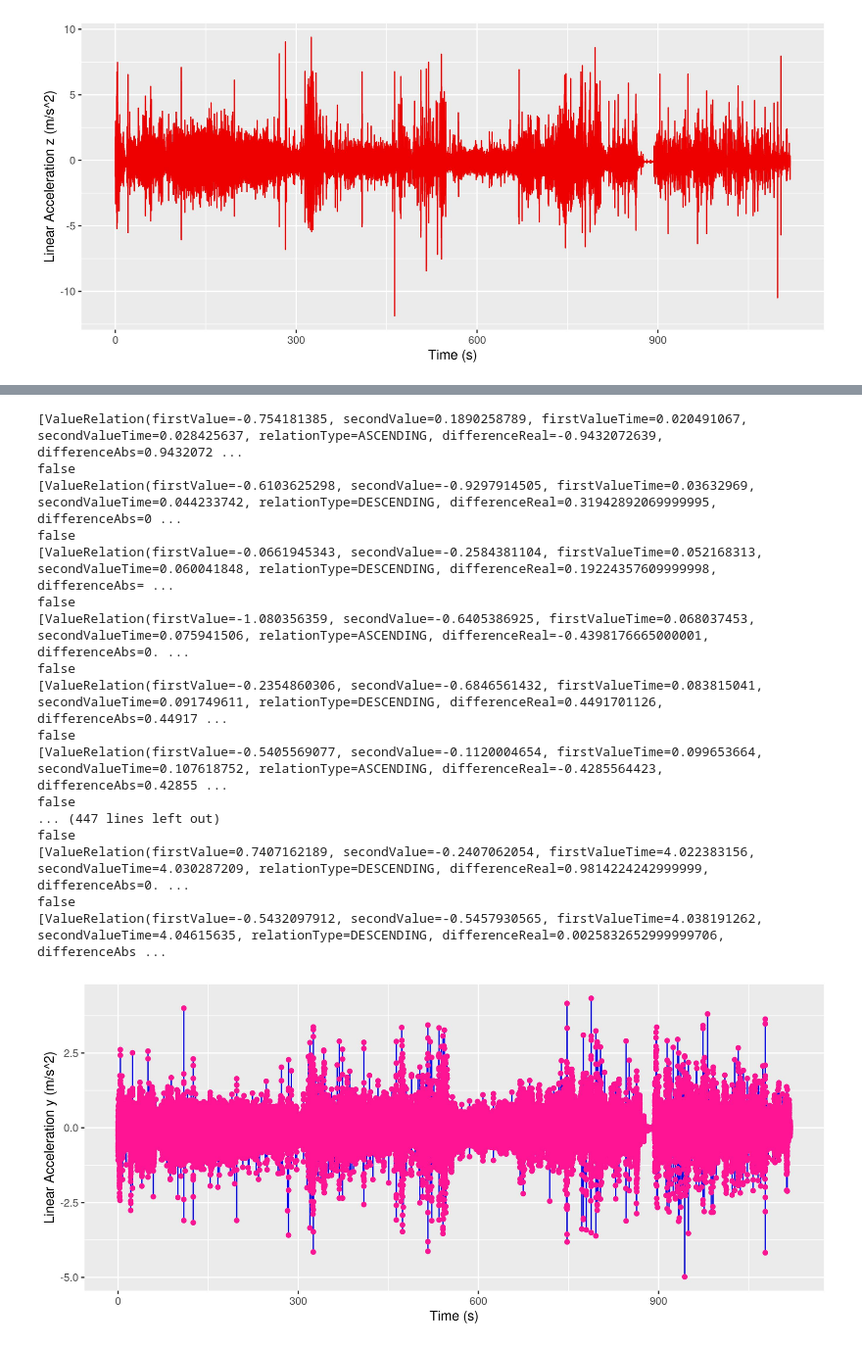
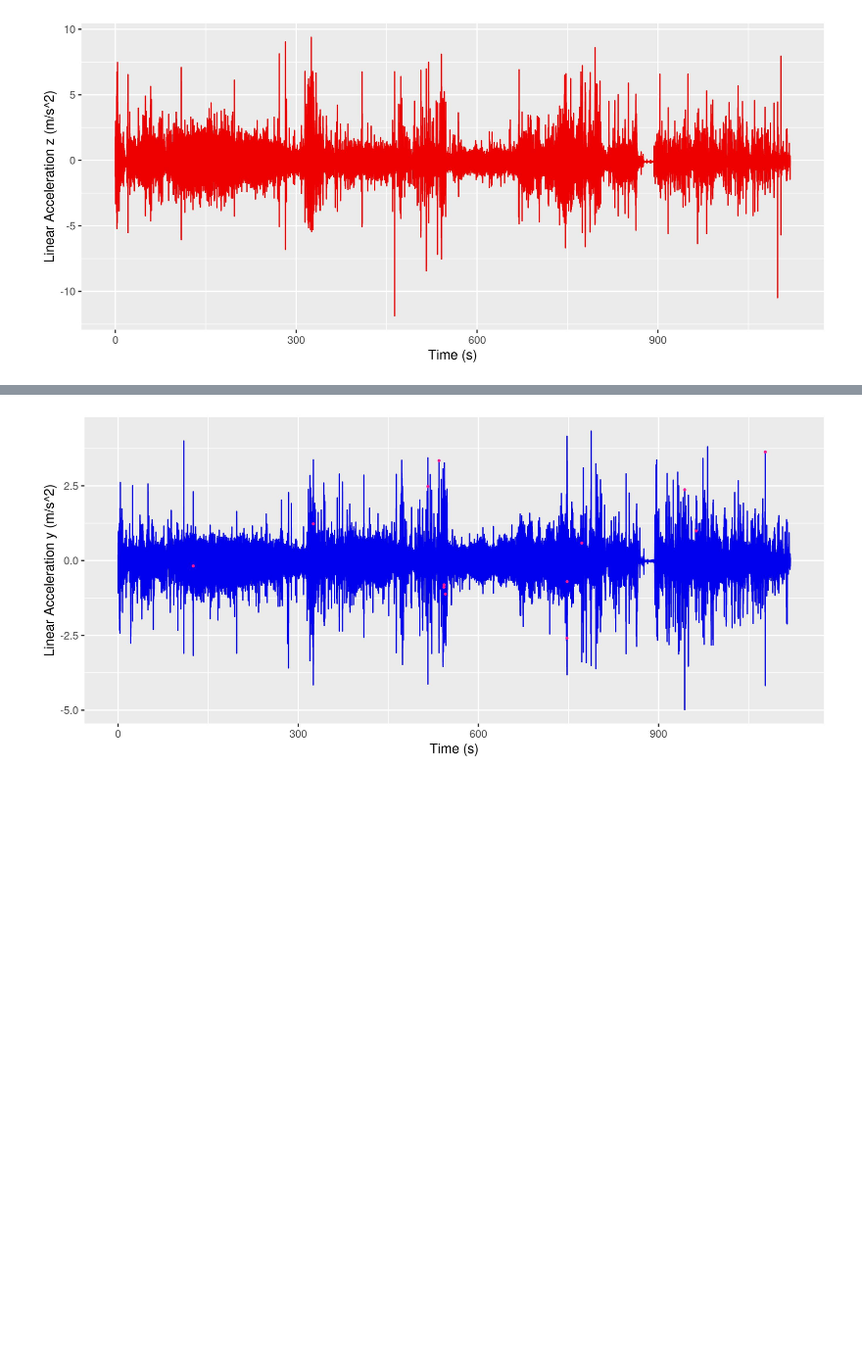
Before and after one commit to MohrJonas/DIYPhysicsExperiment, a Jupyter notebook: Calculations.ipynb, the cells around one changed output, grey strips where cells are left out. Shown at 98% size. Drawn from its saved outputs; the diff is of its cells as text; code cells hidden in the pictures; blank space fills up the shorter version.

```diff
--- a/Calculations.ipynb
+++ b/Calculations.ipynb
@@ -74,25 +75,12 @@ rawData.plot(Aes(x = "Time (s)"))
 # %%
-//Plot the raw data as well as the filtered data
-val filteredYData = applyPattern(testPattern, rawData, "Linear Acceleration y (m/s^2)")
+//Look for turn Patterns in the raw data
+val highAccelPattern = ValuePattern(
+    ValuePatternPart(ValueRelationType.ASCENDING, 1, 1, 4.0, Double.MAX_VALUE)
+)
+val filteredYData = applyPattern(highAccelPattern, rawData, "Linear Acceleration y (m/s^2)")
+//println(filteredXData.nrow)
 rawData.plot(Aes(x = "Time (s)"))
     .geomLine(color = RColor.blue2, mapping = Aes(y="Linear Acceleration y (m/s^2)"))
-    .geomPoint(color = RColor.deeppink, mapping = Aes(y="Linear Acceleration y (m/s^2)"), `data` = filteredYData)
+    .geomPoint(color = RColor.deeppink, mapping = Aes(y="Linear Acceleration y (m/s^2)"), `data` = filteredYData, size = 0.5)
 # %% [output]
-[ValueRelation(firstValue=-0.754181385, secondValue=0.1890258789, firstValueTime=0.020491067, secondValueTime=0.028425637, relationType=ASCENDING, differenceReal=-0.9432072639, differenceAbs=0.9432072 ...
-false
-[ValueRelation(firstValue=-0.6103625298, secondValue=-0.9297914505, firstValueTime=0.03632969, secondValueTime=0.044233742, relationType=DESCENDING, differenceReal=0.31942892069999995, differenceAbs=0 ...
-false
-[ValueRelation(firstValue=-0.0661945343, secondValue=-0.2584381104, firstValueTime=0.052168313, secondValueTime=0.060041848, relationType=DESCENDING, differenceReal=0.19224357609999998, differenceAbs= ...
-false
-[ValueRelation(firstValue=-1.080356359, secondValue=-0.6405386925, firstValueTime=0.068037453, secondValueTime=0.075941506, relationType=ASCENDING, differenceReal=-0.4398176665000001, differenceAbs=0. ...
-false
-[ValueRelation(firstValue=-0.2354860306, secondValue=-0.6846561432, firstValueTime=0.083815041, secondValueTime=0.091749611, relationType=DESCENDING, differenceReal=0.4491701126, differenceAbs=0.44917 ...
-false
-[ValueRelation(firstValue=-0.5405569077, secondValue=-0.1120004654, firstValueTime=0.099653664, secondValueTime=0.107618752, relationType=ASCENDING, differenceReal=-0.4285564423, differenceAbs=0.42855 ...
-false
-... (447 lines left out)
-false
-[ValueRelation(firstValue=0.7407162189, secondValue=-0.2407062054, firstValueTime=4.022383156, secondValueTime=4.030287209, relationType=DESCENDING, differenceReal=0.9814224242999999, differenceAbs=0. ...
-false
-[ValueRelation(firstValue=-0.5432097912, secondValue=-0.5457930565, firstValueTime=4.038191262, secondValueTime=4.04615635, relationType=DESCENDING, differenceReal=0.0025832652999999706, differenceAbs ...
-[figure, old version]
+[figure, new version]
```
Also changed, not shown: parts of 3 cells of this notebook, 12 other files.
